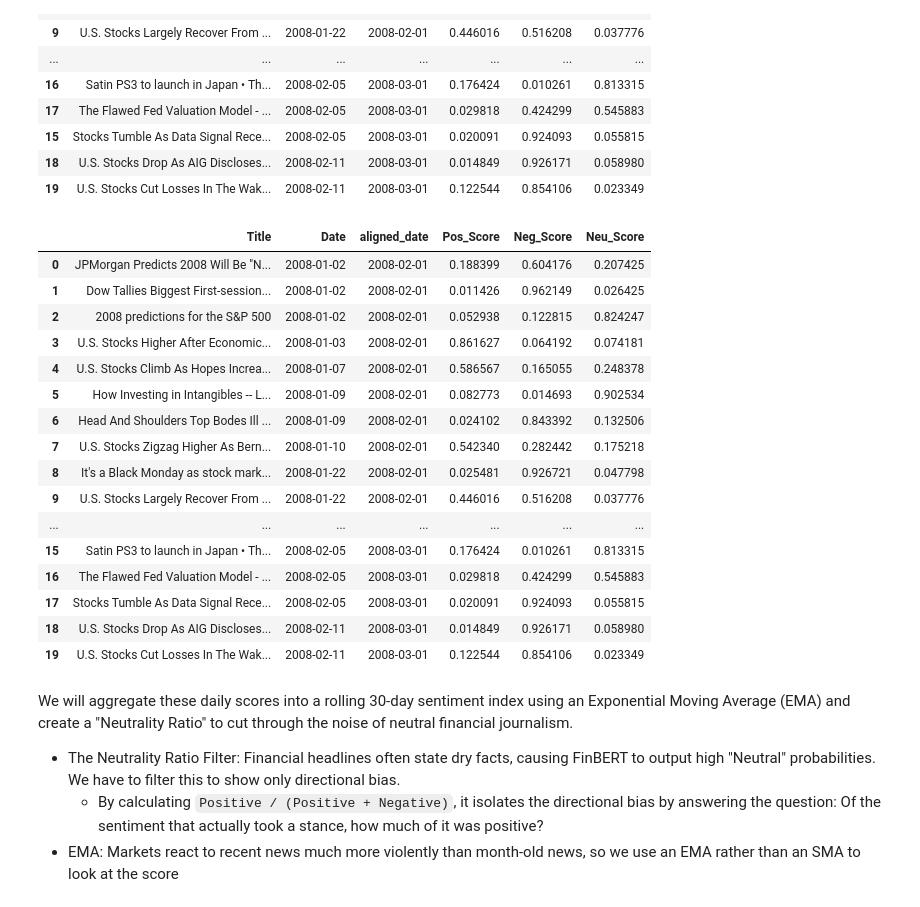
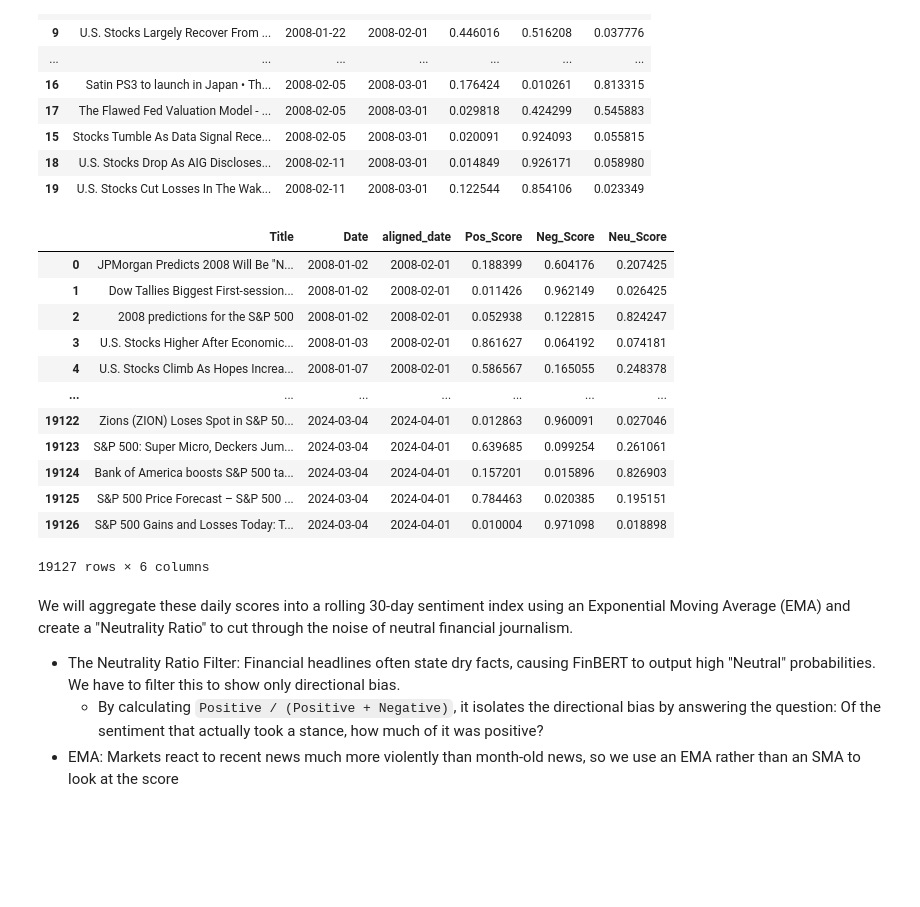
Before and after one commit to pearchew/recession_lookback, a Jupyter notebook: notebooks/02_soft_data_ingestion_and_training.ipynb, the cells around one changed output. Drawn from its saved outputs; the diff is of its cells as text; code cells hidden in the pictures; blank space fills up the shorter version.

```diff
--- a/notebooks/02_soft_data_ingestion_and_training.ipynb
+++ b/notebooks/02_soft_data_ingestion_and_training.ipynb
@@ -91,25 +91,21 @@ headline_df.head(20)
 # %%
 headline_df = pd.read_csv("sp500_headlines_2008_2024_with_sentiment.csv",
     parse_dates=["Date","aligned_date"])
-headline_df.head(20)
+headline_df
 # %% [output]
 |  | Title | Date | aligned_date | Pos_Score | Neg_Score | Neu_Score |
 | 0 | JPMorgan Predicts 2008 Will Be "N... | 2008-01-02 | 2008-02-01 | 0.188399 | 0.604176 | 0.207425 |
 | 1 | Dow Tallies Biggest First-session... | 2008-01-02 | 2008-02-01 | 0.011426 | 0.962149 | 0.026425 |
 | 2 | 2008 predictions for the S&P 500 | 2008-01-02 | 2008-02-01 | 0.052938 | 0.122815 | 0.824247 |
 | 3 | U.S. Stocks Higher After Economic... | 2008-01-03 | 2008-02-01 | 0.861627 | 0.064192 | 0.074181 |
 | 4 | U.S. Stocks Climb As Hopes Increa... | 2008-01-07 | 2008-02-01 | 0.586567 | 0.165055 | 0.248378 |
-| 5 | How Investing in Intangibles -- L... | 2008-01-09 | 2008-02-01 | 0.082773 | 0.014693 | 0.902534 |
-| 6 | Head And Shoulders Top Bodes Ill ... | 2008-01-09 | 2008-02-01 | 0.024102 | 0.843392 | 0.132506 |
-| 7 | U.S. Stocks Zigzag Higher As Bern... | 2008-01-10 | 2008-02-01 | 0.542340 | 0.282442 | 0.175218 |
-| 8 | It's a Black Monday as stock mark... | 2008-01-22 | 2008-02-01 | 0.025481 | 0.926721 | 0.047798 |
-| 9 | U.S. Stocks Largely Recover From ... | 2008-01-22 | 2008-02-01 | 0.446016 | 0.516208 | 0.037776 |
 | ... | ... | ... | ... | ... | ... | ... |
-| 15 | Satin PS3 to launch in Japan • Th... | 2008-02-05 | 2008-03-01 | 0.176424 | 0.010261 | 0.813315 |
-| 16 | The Flawed Fed Valuation Model - ... | 2008-02-05 | 2008-03-01 | 0.029818 | 0.424299 | 0.545883 |
-| 17 | Stocks Tumble As Data Signal Rece... | 2008-02-05 | 2008-03-01 | 0.020091 | 0.924093 | 0.055815 |
-| 18 | U.S. Stocks Drop As AIG Discloses... | 2008-02-11 | 2008-03-01 | 0.014849 | 0.926171 | 0.058980 |
-| 19 | U.S. Stocks Cut Losses In The Wak... | 2008-02-11 | 2008-03-01 | 0.122544 | 0.854106 | 0.023349 |
+| 19122 | Zions (ZION) Loses Spot in S&P 50... | 2024-03-04 | 2024-04-01 | 0.012863 | 0.960091 | 0.027046 |
+| 19123 | S&P 500: Super Micro, Deckers Jum... | 2024-03-04 | 2024-04-01 | 0.639685 | 0.099254 | 0.261061 |
+| 19124 | Bank of America boosts S&P 500 ta... | 2024-03-04 | 2024-04-01 | 0.157201 | 0.015896 | 0.826903 |
+| 19125 | S&P 500 Price Forecast – S&P 500 ... | 2024-03-04 | 2024-04-01 | 0.784463 | 0.020385 | 0.195151 |
+| 19126 | S&P 500 Gains and Losses Today: T... | 2024-03-04 | 2024-04-01 | 0.010004 | 0.971098 | 0.018898 |
+19127 rows × 6 columns
 # %%
 mean_sentiment = headline_df.groupby(["Date", "aligned_date"])[["Pos_Score", "Neg_Score", "Neu_Score"]].mean().reset_index()
 # %% [markdown]
```
Also changed, not shown: parts of 7 cells of this notebook, 3 other files.
